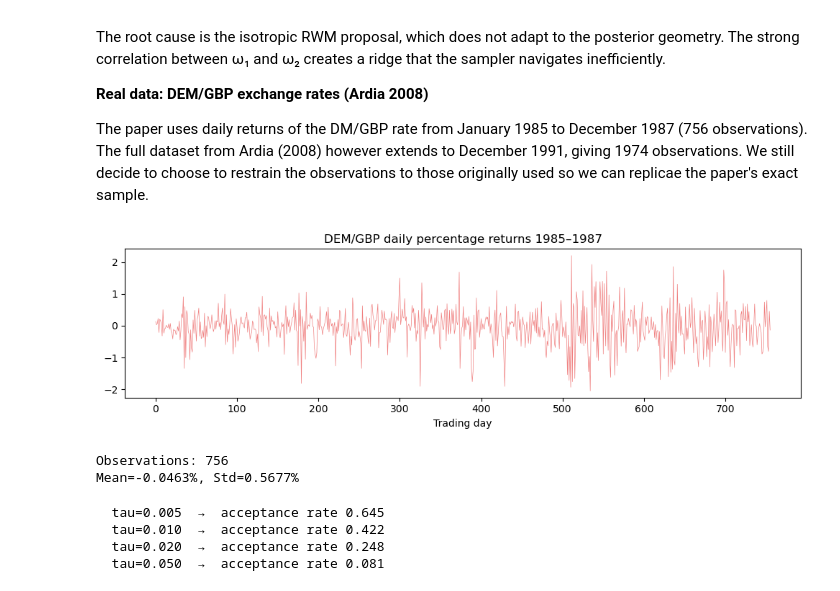
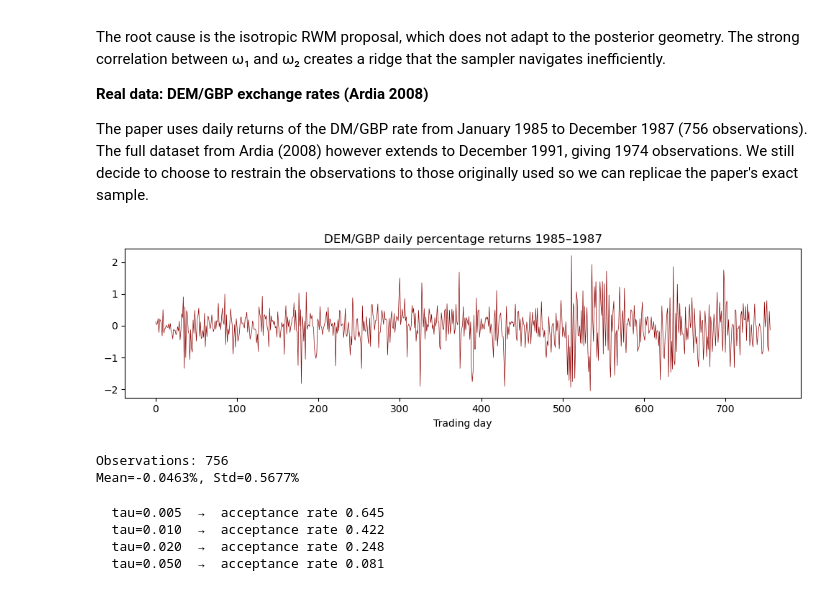
Before and after one commit to ralphndr/Control-variates-for-a-GARCH-model, a Jupyter notebook: src/code.ipynb, the cells around one changed output. Drawn from its saved outputs; the diff is of its cells as text; code cells hidden in the pictures.

```diff
--- a/src/code.ipynb
+++ b/src/code.ipynb
@@ -299,22 +302,23 @@ The paper uses daily returns of the DM/GBP rate from January 1985 to December 19
 # %%
 # Real data: DM/GBP returns from Ardia (2008)
 # Source: bayesGARCH R package, dem2gbp dataset — the exact series used in the paper.
 
 import pandas as pd
 
 dem2gbp = pd.read_csv('dem2gbp.csv')
 r_real = dem2gbp['x'].values[:756]
 
 plt.figure(figsize=(10, 3))
-plt.plot(r_real, lw=0.5, color='lightcoral')
+plt.plot(r_real, lw=0.5, color='darkred')
 plt.title('DEM/GBP daily percentage returns 1985–1987')
 plt.xlabel('Trading day')
 plt.tight_layout()
+plt.savefig('/Users/ralphnader/Desktop/Github_Projects/Control-variates-for-a-GARCH-model/img/realdata.png', dpi=200, bbox_inches='tight')
 plt.show()
 print(f'Observations: {len(r_real)}')
 print(f'Mean={r_real.mean():.4f}%, Std={r_real.std():.4f}%')
 # %% [output]
-[figure, old version]
+[figure, new version]
 Observations: 756
 Mean=-0.0463%, Std=0.5677%
 # %%
```
Also changed, not shown: parts of 12 cells of this notebook, 12 other files.
